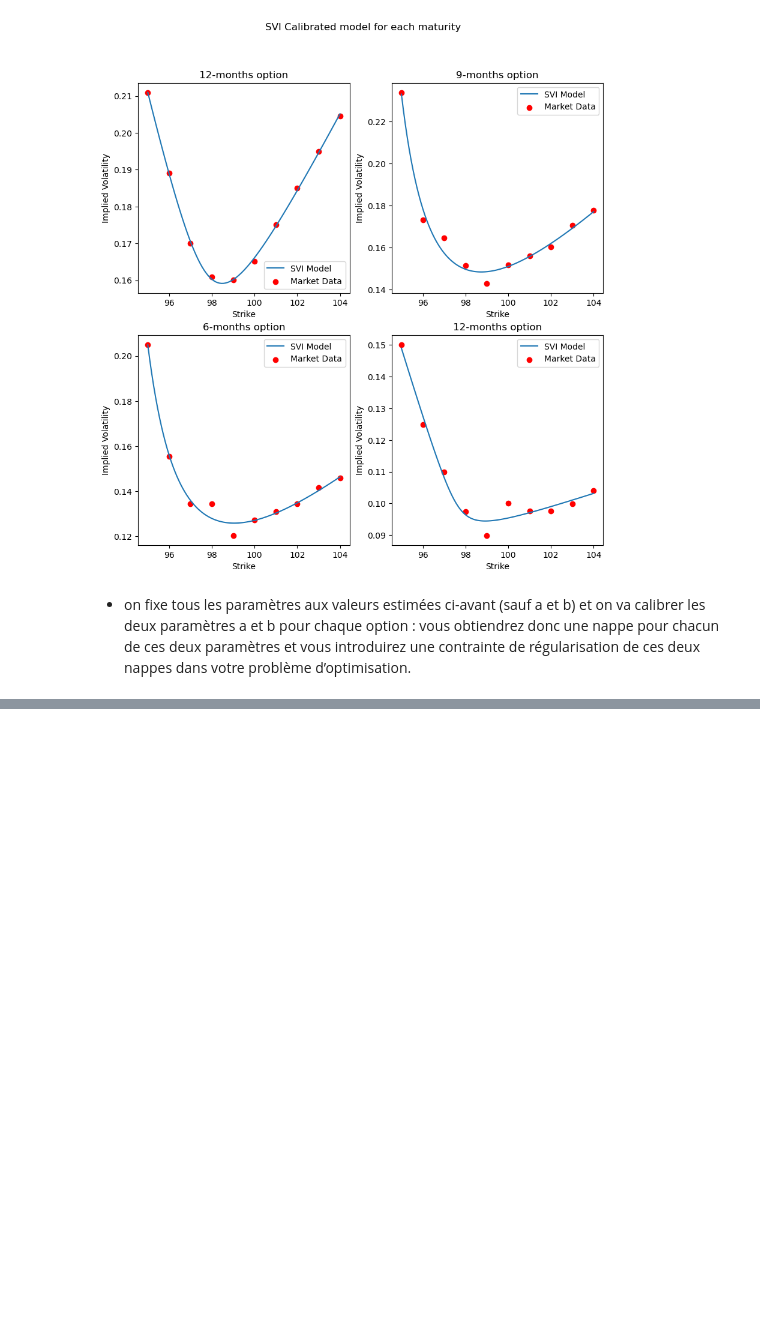
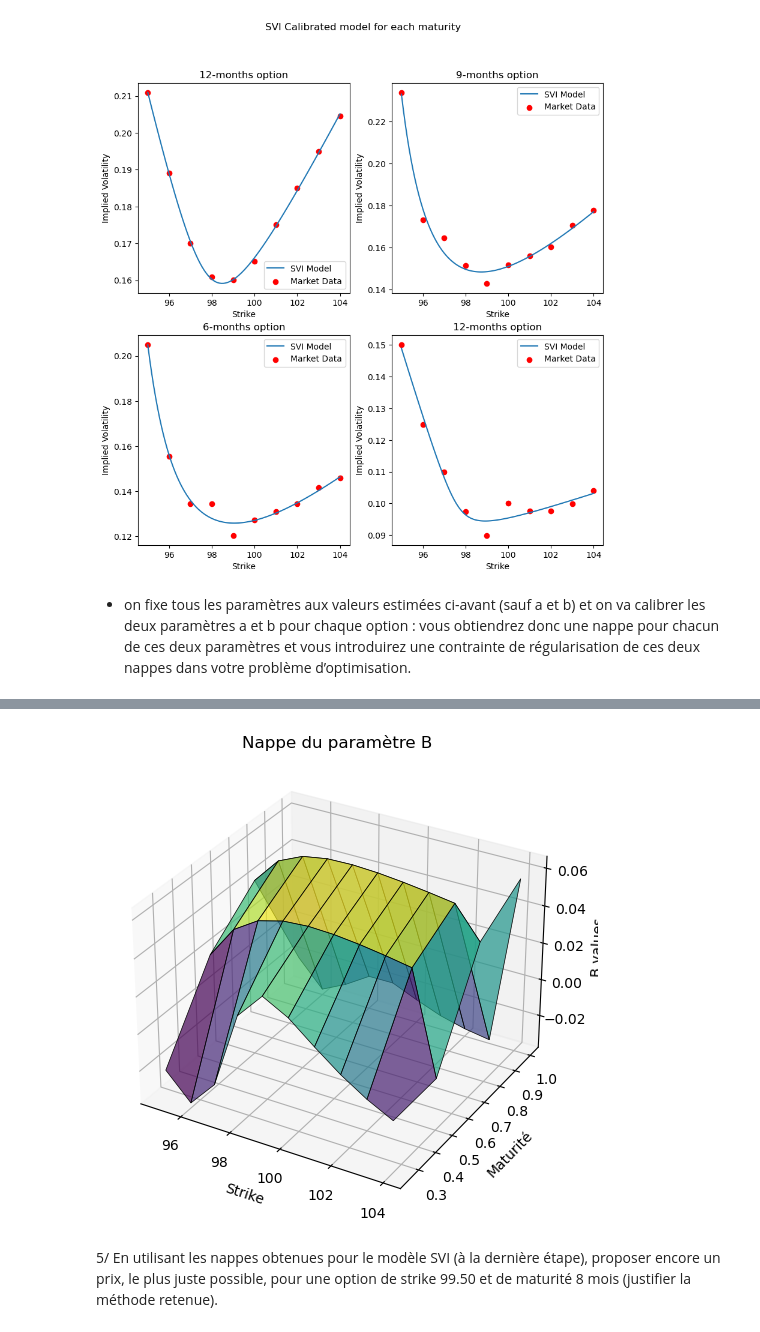
Before and after one commit to theomdvn/Calibration, a Jupyter notebook: Projet-Cal2.ipynb, the cells around one changed output, grey strips where cells are left out. Saved outputs shown, nothing was run; the diff lists cells and outputs as text; code cells hidden in the pictures; blank space fills up the shorter version.

```diff
--- a/Projet-Cal2.ipynb
+++ b/Projet-Cal2.ipynb
@@ -635,0 +706,23 @@ df_12_months
+# %%
+fig = plt.figure(figsize=(10, 6))
+ax = fig.add_subplot(111, projection='3d')
+
+
+ax.plot_surface(np.array(strikes).reshape(4,-1),
+                np.array(maturity).reshape(4,-1),
+                np.array(b_values).reshape(4,-1),
+                cmap='viridis', edgecolor='k', linewidth=0.5, alpha=0.7)
+# Configurations supplémentaires
+ax.set_xlabel('Strike')
+ax.set_ylabel('Maturité')
+ax.set_zlabel('B values')
+ax.set_title("Nappe du paramètre B")
+
+# Affichage de la figure
+plt.show()
+# %% [output]
+[figure, added]
+# %% [markdown]
+5/ En utilisant les nappes obtenues pour le modèle SVI (à la dernière étape), proposer encore un prix,
+le plus juste possible, pour une option de strike 99.50 et de maturité 8 mois (justifier la méthode
+retenue).
```
Also changed, not shown: parts of 39 cells of this notebook.
